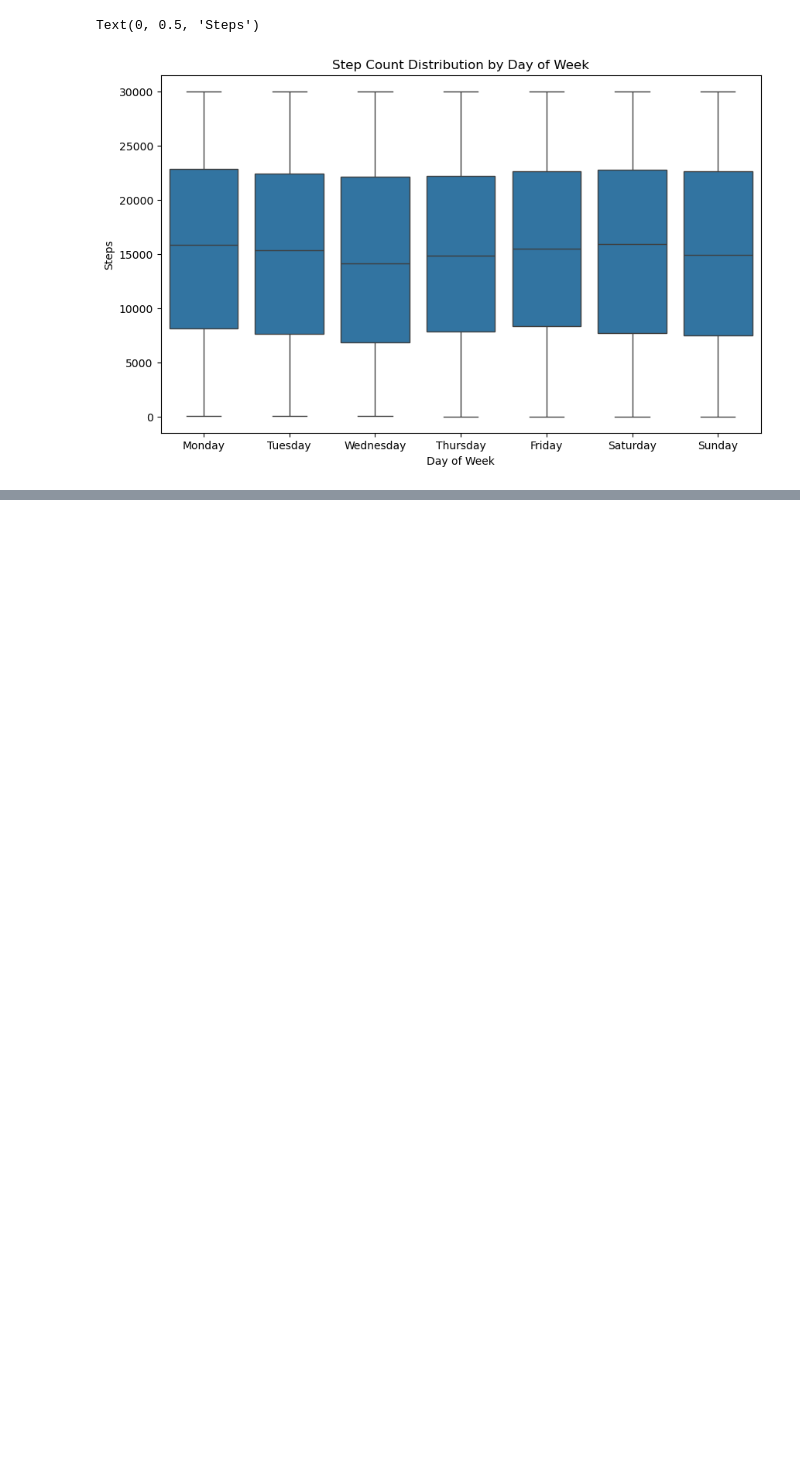
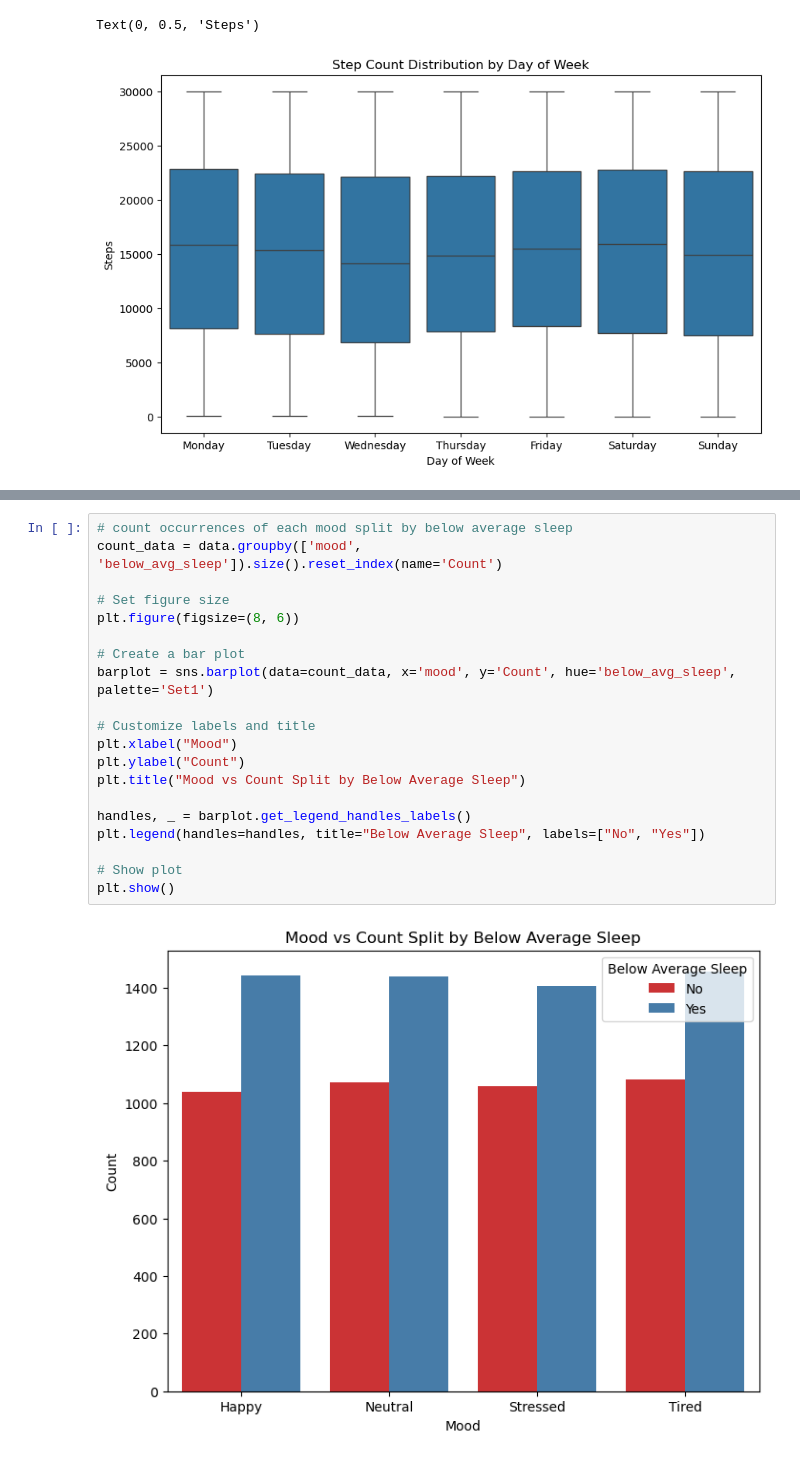
Before and after one commit to jocelynmin888/4200Project, a Jupyter notebook: 4200Project.ipynb, the cells around one changed output, grey strips where cells are left out. Cells and saved outputs as stored; diff of their text form; blank space fills up the shorter version.

```diff
--- a/4200Project.ipynb
+++ b/4200Project.ipynb
@@ -262,3 +266,25 @@ alt.Chart(sleep_by_day).mark_line(point=True).encode(
 )
 # %% [output]
 [interactive output not drawn]
+# %%
+# count occurrences of each mood split by below average sleep
+count_data = data.groupby(['mood', 'below_avg_sleep']).size().reset_index(name='Count')
+
+# Set figure size
+plt.figure(figsize=(8, 6))
+
+# Create a bar plot
+barplot = sns.barplot(data=count_data, x='mood', y='Count', hue='below_avg_sleep', palette='Set1')
+
+# Customize labels and title
+plt.xlabel("Mood")
+plt.ylabel("Count")
+plt.title("Mood vs Count Split by Below Average Sleep")
+
+handles, _ = barplot.get_legend_handles_labels()
+plt.legend(handles=handles, title="Below Average Sleep", labels=["No", "Yes"])
+
+# Show plot
+plt.show()
+# %% [output]
+[figure, added]
```
Also changed, not shown: parts of 4 cells of this notebook.
